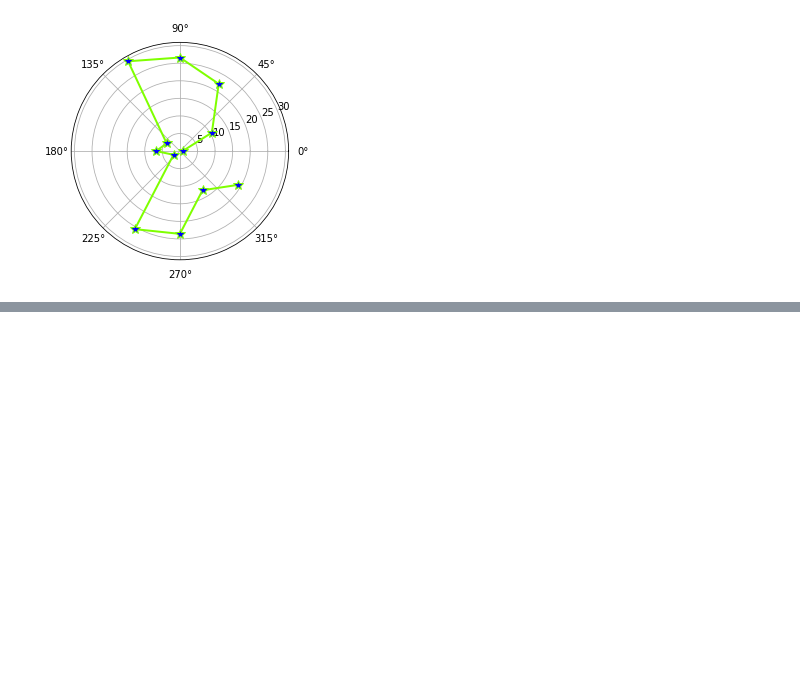
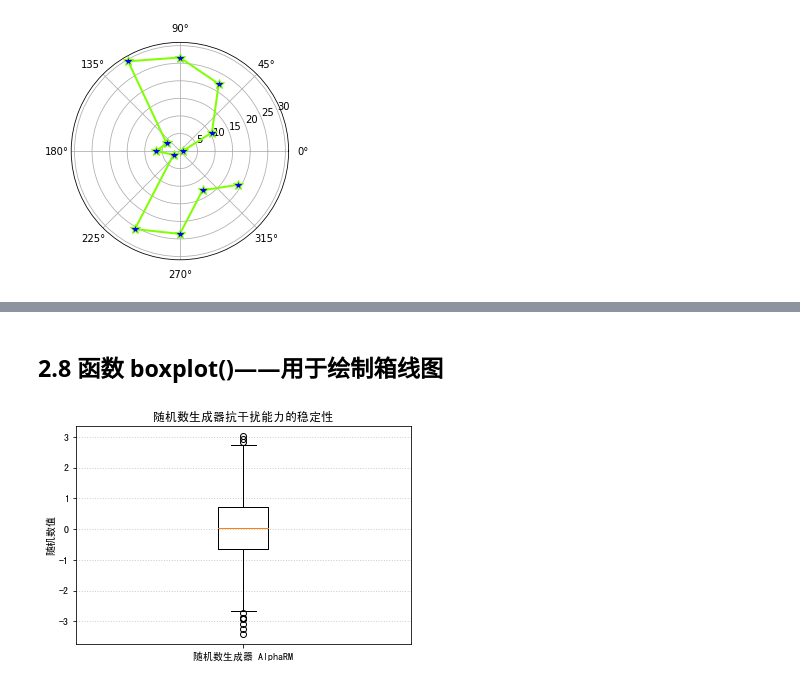
Before and after one commit to Mark-Walen/matplotlib-app, a Jupyter notebook: paragraph-2/matplotlib_bar.ipynb, the cells around one changed output, grey strips where cells are left out. Saved outputs shown, nothing was run; the diff lists cells and outputs as text; code cells hidden in the pictures; blank space fills up the shorter version.

```diff
--- a/paragraph-2/matplotlib_bar.ipynb
+++ b/paragraph-2/matplotlib_bar.ipynb
@@ -114,0 +147,23 @@ plt.show()
+# %% [markdown]
+## 2.8 函数 boxplot()——用于绘制箱线图
+# %%
+import matplotlib as mpl
+import matplotlib.pyplot as plt
+import numpy as np
+
+mpl.rcParams["font.sans-serif"] = ["SimHei"]
+mpl.rcParams["axes.unicode_minus"] = False
+
+x = np.random.randn(1000)
+
+plt.boxplot(x)
+
+plt.xticks([1], ["随机数生成器 AlphaRM"])
+plt.ylabel("随机数值")
+plt.title("随机数生成器抗干扰能力的稳定性")
+
+plt.grid(axis="y", ls=":", lw=1, color="gray", alpha=0.4)
+
+plt.show()
+# %% [output]
+[figure, added]
```
Also changed, not shown: parts of 6 cells of this notebook, 1 other file.
